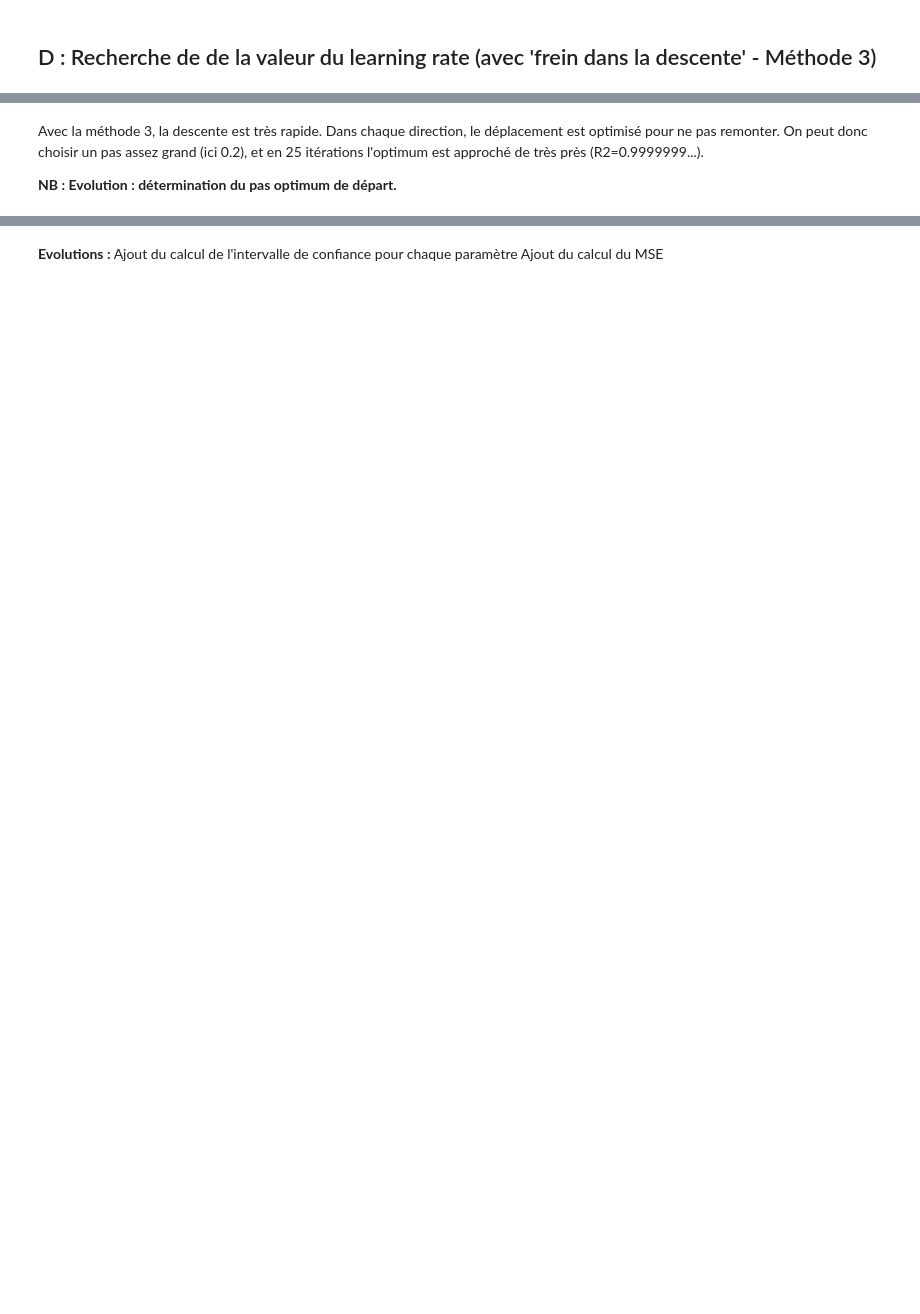
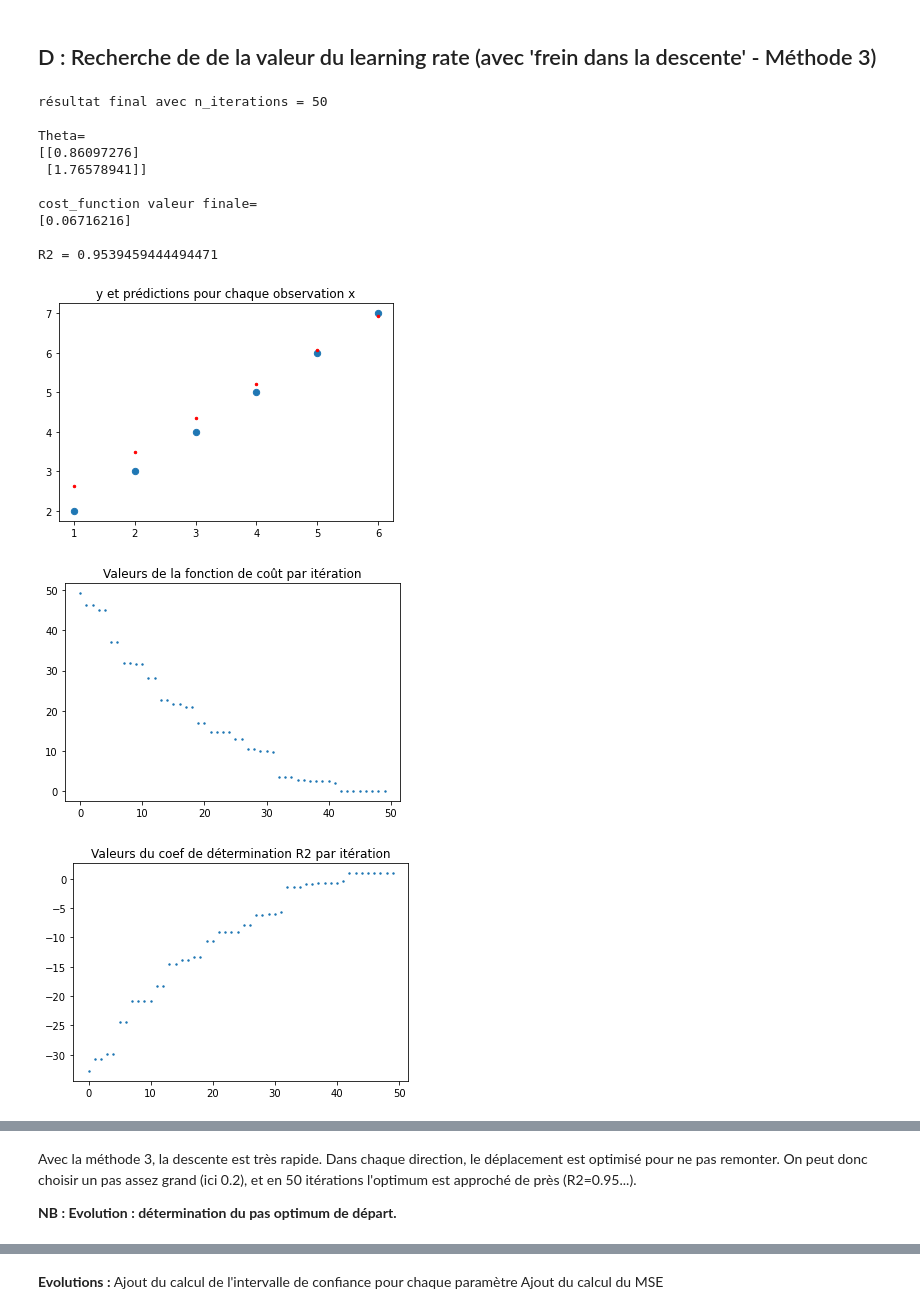
Before and after one commit to PatriceBt/ML_Gradient_descent_algorithm_from_basic_regression, a Jupyter notebook: Prjgd_Gradient_descent_algorithm_Simple_linear_model.ipynb, the cells around one changed output, grey strips where cells are left out. Cells and saved outputs as stored; diff of their text form; code cells hidden in the pictures; blank space fills up the shorter version.

```diff
--- a/Prjgd_Gradient_descent_algorithm_Simple_linear_model.ipynb
+++ b/Prjgd_Gradient_descent_algorithm_Simple_linear_model.ipynb
@@ -162,25 +162,27 @@ def coef_det(X, Y, Theta):
 def gradient_descent(X, Y, Theta, learning_rate, n_iterations, method=3):
     """
     Calul des paramètres Theta obtenus après 'descente' de la fonction de coût pendant n_iterations
+
     Entrée : la matrice X (matrice (m,n+1) des features en col1àn et de la colonne de 1 en coln+1)
              la matrice y (matrice (m, 1 ))
              Theta = la matrice des paramètres initiaux
              learning_rate = le coefficient d'apprentissage alpha
              n_iterations = le nombre d'itérations max
+             method = methode de descente de gradiant choisie
 
     Sortie : la matrice Theta des paramètres obtenus en fin d'itération
-             + matrice des valeurs de la fonction de coût pour chaque itération pour graphique
+             + matrice des valeurs de la fonction de coût pour chaque itération pour graphiques
     """
-    #Sauvegarde des valeurs de la fonction de coût et des paramètres theta par itération (pour utilisation ult.&graphiques)
+    #Initialisation des tableaux qui vont recevoir les valeurs pour chaque itération
     cost_function_values    = np.ones((n_iterations,1))
-    cost_function_values[0] = cost_function(X, Y, Theta)    #sauvegarde des valeurs pour graphique
     R2_values               = np.ones((n_iterations,1))
+
+    #Initialisation des premières valeurs de la fonction de coût et des paramètres theta par it° (pr util° ult.&graphiques)
+    cost_function_values[0] = cost_function(X, Y, Theta)
     R2_values[0]            = coef_det(X, Y, Theta)
     Theta_values            = Theta
 
-    #Initialisations
-    #...voir le frein
-
+    #boucle de descente
     for i in range(1, n_iterations):
 
         if method==1:
@@ -193,10 +195,11 @@ def gradient_descent(X, Y, Theta, learning_rate, n_iterations, method=3):
         #---------------------------------------------------------
         #Méthode 2 : descente dans une direction après l'autre
         #---------------------------------------------------------
-            nb_parameters = X.shape[1]                          #récupération du nombre de paramètres
+            nb_parameters = X.shape[1]                          #récupération du nombre de paramètres (ici pour rassembler)
             Mlearning_rate = np.zeros((nb_parameters,1))        #matrice de taille nb de param, learning_rate en k, 0 sinon
-            Mlearning_rate[i%nb_parameters - 1] = learning_rate #modulo , -1 pour s'ajuster avec le départ en 0 de l'indice
-            Theta = Theta - Mlearning_rate * grad(X, Y, Theta)    #calcul du déplacement de Theta selon le gradiant en Theta
+            Mlearning_rate[i%nb_parameters - 1] = learning_rate #modulo pour alterner les directions à chaque itération,
+                                                                #-1 pour s'ajuster avec le départ en 0 de l'indice
+            Theta = Theta - Mlearning_rate * grad(X, Y, Theta)  #calcul du déplacement de Theta selon le gradiant en Theta
 
         else:
         #---------------------------------------------------------
@@ -656,5 +710,19 @@ Au final, il apparaît nécessaire d'ajuster le déplacement de façon plus pré
 ## D : Recherche de de la valeur du learning rate (avec 'frein dans la descente'  - Méthode 3)
 # %%
 %%time
-Result_modele_lineaire_simple = algo(x, X, Y, Theta=np.array([[-2],[20]]), n_iterations=25, learning_rate=2, \
+Result_modele_lineaire_simple = algo(x, X, Y, Theta=np.array([[-2],[20]]), n_iterations=50, learning_rate=2, \
                                      graph_ok=True, method=3)
+# %% [output]
+résultat final avec n_iterations = 50
+
+Theta=
+[[0.86097276]
+ [1.76578941]]
+
+cost_function valeur finale=
+[0.06716216]
+
+R2 = 0.9539459444494471
+[figure, added]
+[figure, added]
+[figure, added]
@@ -661,5 +734,5 @@ Result_modele_lineaire_simple = algo(x, X, Y, Theta=np.array([[-2],[20]]), n_ite
 # %% [markdown]
-Avec la méthode 3, la descente est très rapide. Dans chaque direction, le déplacement est optimisé pour ne pas remonter. On peut donc choisir un pas assez grand (ici 0.2), et en 25 itérations l'optimum est approché de très près (R2=0.9999999...).
+Avec la méthode 3, la descente est très rapide. Dans chaque direction, le déplacement est optimisé pour ne pas remonter. On peut donc choisir un pas assez grand (ici 0.2), et en 50 itérations l'optimum est approché de près (R2=0.95...).
 
 **NB : Evolution : détermination du pas optimum de départ.**
 # %% [markdown]
```
Also changed, not shown: parts of 22 cells of this notebook.
